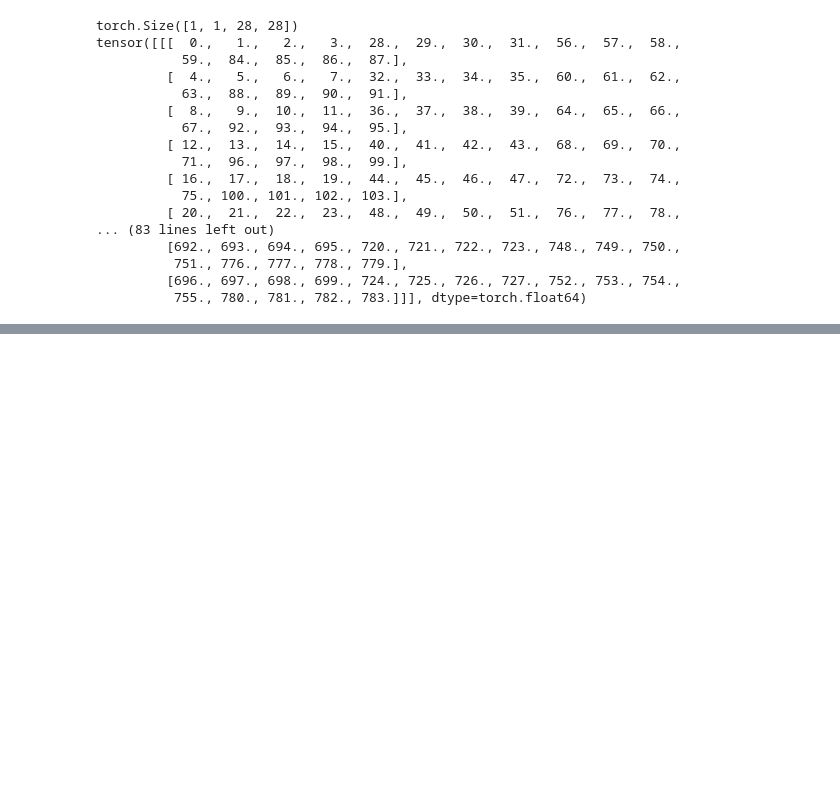
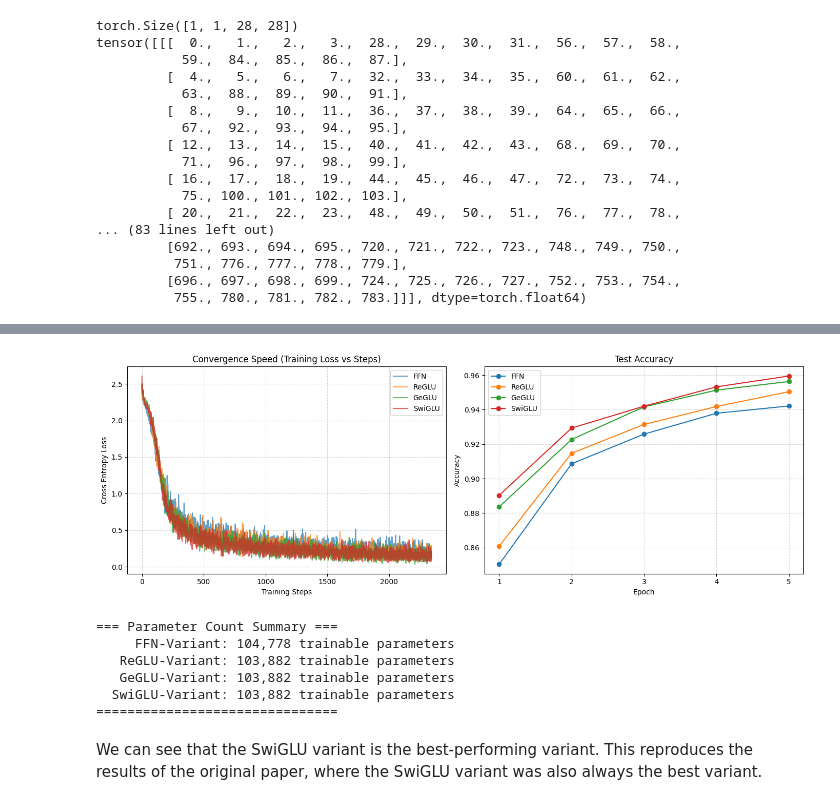
Before and after one commit to jeremiasbaur/robot-learning-ethz-2026, a Jupyter notebook: hw1_pytorch_tutorial/src/ex4.ipynb, the cells around one changed output, grey strips where cells are left out. Drawn from its saved outputs; the diff is of its cells as text; code cells hidden in the pictures; blank space fills up the shorter version.

```diff
--- a/hw1_pytorch_tutorial/src/ex4.ipynb
+++ b/hw1_pytorch_tutorial/src/ex4.ipynb
@@ -255,6 +299,7 @@ def train_one_run(
     train_losses: list[float] = []
     test_accs: list[float] = []
 
+
     for epoch in range(cfg.epochs):
 
         # Train loop
@@ -264,7 +309,7 @@ def train_one_run(
             yb = yb.to(cfg.device)
 
             logits = model(xb)
-            loss = ... # TODO: Your criterion
+            loss = nn.functional.cross_entropy(logits, yb)
 
             opt.zero_grad()
             loss.backward()
@@ -288,7 +333,8 @@ def train_one_run(
         print(f"[{mlp_kind}] epoch {epoch+1}/{cfg.epochs} | test acc: {test_accs[-1]:.4f}")
 
     return {
-        # TODO: Return your metrics that you think will support your claim for this experiment
+        "train_losses": train_losses,
+        "test_accs": test_accs,
     }
 # %%
 cfg = TrainConfig(seed=0, batch_size=128, epochs=5, lr=3e-4, weight_decay=0.01, device="cpu")
@@ -309,8 +355,9 @@ n_layers = 2
 d_ff = 256
 dropout = 0.1
 
-runs = [] # TODO: Name your runs
-results = []
+runs = ['FFN', 'ReGLU', 'GeGLU', 'SwiGLU'] # TODO: Name your runs
+results = {}
+param_counts = {}
 
 for kind in runs:
     model = TinyViT(
@@ -325,4 +372,10 @@ for kind in runs:
     # TODO: print anything you might want here
     print(f"\nRun: {kind} | " )
     out = train_one_run(kind, model, train_loader, test_loader, cfg)
-    results.append(out)
+    final_acc = out["test_accs"][-1]
+    best_acc = max(out["test_accs"])
+    print(f"[{kind}] Final Test Acc: {final_acc:.4f} | Best Test Acc: {best_acc:.4f}")
+
+    results[kind] = out
+    num_params = sum(p.numel() for p in model.parameters() if p.requires_grad)
+    param_counts[kind] = num_params
@@ -328,0 +425,45 @@ for kind in runs:
+# %%
+import matplotlib.pyplot as plt
+
+fig, (ax1, ax2) = plt.subplots(1, 2, figsize=(14, 5))
+
+# Convergence Speed (Loss vs. Steps)
+for kind in runs:
+    ax1.plot(results[kind]["train_losses"], label=kind, alpha=0.7)
+
+ax1.set_title("Convergence Speed (Training Loss vs Steps)")
+ax1.set_xlabel("Training Steps")
+ax1.set_ylabel("Cross Entropy Loss")
+ax1.legend()
+ax1.grid(True, linestyle='--', alpha=0.5)
+
+# Test Accuracy vs Epochs
+epochs_range = range(1, cfg.epochs + 1)
+for kind in runs:
+    ax2.plot(epochs_range, results[kind]["test_accs"], marker='o', label=kind)
+
+ax2.set_title("Test Accuracy")
+ax2.set_xlabel("Epoch")
+ax2.set_ylabel("Accuracy")
+ax2.set_xticks(epochs_range)
+ax2.legend()
+ax2.grid(True, linestyle='--', alpha=0.5)
+
+plt.tight_layout()
+plt.show()
+
+print(f"\n=== Parameter Count Summary ===")
+for kind, count in param_counts.items():
+    # The :>8 aligns the names, and :, adds formatting commas to the numbers
+    print(f"{kind:>8}-Variant: {count:,} trainable parameters")
+print(f"===============================\n")
+# %% [output]
+[figure, added]
+=== Parameter Count Summary ===
+     FFN-Variant: 104,778 trainable parameters
+   ReGLU-Variant: 103,882 trainable parameters
+   GeGLU-Variant: 103,882 trainable parameters
+  SwiGLU-Variant: 103,882 trainable parameters
+===============================
+# %% [markdown]
+We can see that the SwiGLU variant is the best-performing variant. This reproduces the results of the original paper, where the SwiGLU variant was also always the best variant.
```
Also changed, not shown: parts of 12 cells of this notebook, 1 other file.
